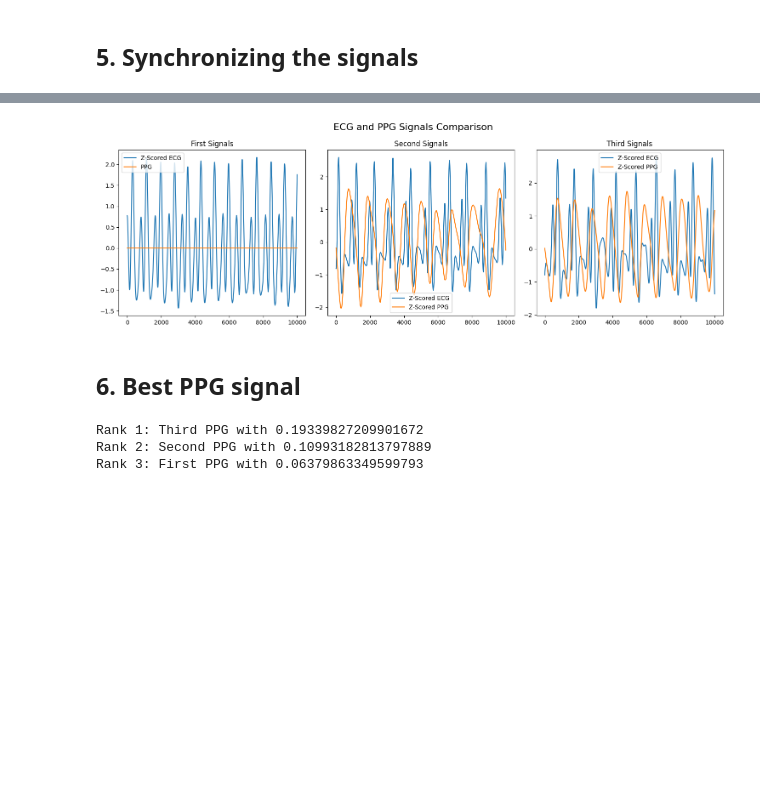
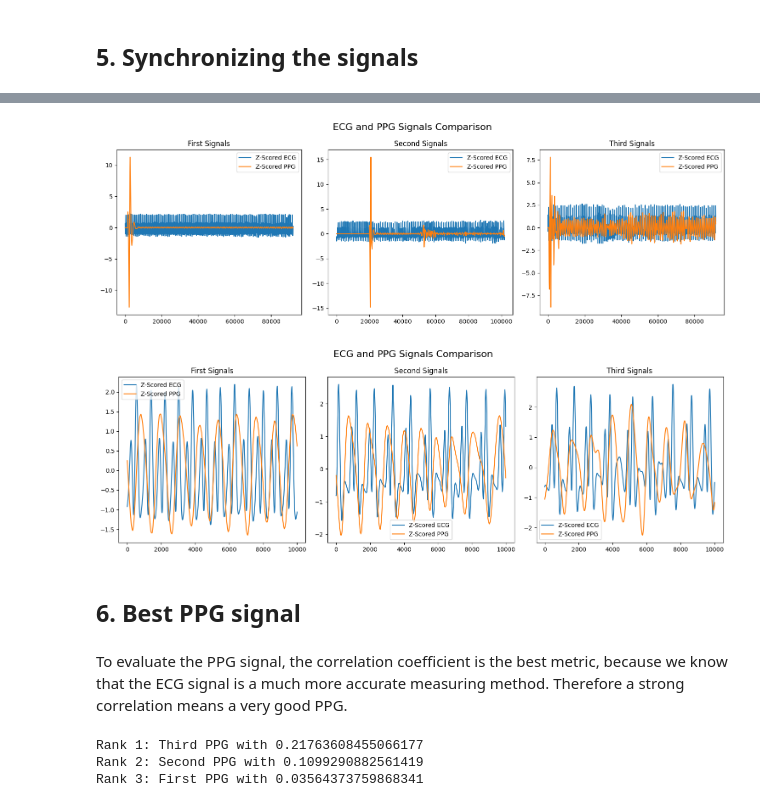
Before and after one commit to lifelonglearner94/signal_processing, a Jupyter notebook: Assignment_final.ipynb, the cells around one changed output, grey strips where cells are left out. Drawn from its saved outputs; the diff is of its cells as text; code cells hidden in the pictures; blank space fills up the shorter version.

```diff
--- a/Assignment_final.ipynb
+++ b/Assignment_final.ipynb
@@ -155,13 +176,24 @@ Number of pulses detected as anomaly in the third PPG: 11
 # %%
-best_ecg_first, best_ppg_first = iterativly_find_best_synch(first_ecg_preprocessed, first_ppg_preprocessed, first_ecg_pulse_locations, first_ppg_pulse_locations)
-best_ecg_second, best_ppg_second = iterativly_find_best_synch(second_ecg_preprocessed, second_ppg_preprocessed, second_ecg_pulse_locations, second_ppg_pulse_locations)
-best_ecg_third, best_ppg_third = iterativly_find_best_synch(third_ecg_preprocessed, third_ppg_preprocessed, third_ecg_pulse_locations, third_ppg_pulse_locations)
+best_ecg_first, best_ppg_first = iterativly_find_best_synch(first_ecg_preprocessed, first_ppg_preprocessed)
+best_ecg_second, best_ppg_second = iterativly_find_best_synch(second_ecg_preprocessed, second_ppg_preprocessed)
+best_ecg_third, best_ppg_third = iterativly_find_best_synch(third_ecg_preprocessed, third_ppg_preprocessed)
 
-plot_all_signals(best_ecg_first[40000:50000], best_ppg_first[40000:50000], best_ecg_second[40000:50000], best_ppg_second[40000:50000], best_ecg_third[40000:50000], best_ppg_third[40000:50000])
+# Plot the whole signal
+plot_all_signals(best_ecg_first, best_ppg_first, best_ecg_second, best_ppg_second, best_ecg_third, best_ppg_third)
+# Plot just a part to see how it looks in detail
+plot_all_signals(best_ecg_first[40000:50000],
+                 best_ppg_first[40000:50000],
+                 best_ecg_second[40000:50000],
+                 best_ppg_second[40000:50000],
+                 best_ecg_third[40000:50000],
+                 best_ppg_third[40000:50000])
 # %% [output]
-[figure, old version]
+[figure, new version]
+[figure, added]
 # %% [markdown]
 ## 6. Best PPG signal
+# %% [markdown]
+To evaluate the PPG signal, the correlation coefficient is the best metric, because we know that the ECG signal is a much more accurate measuring method. Therefore a strong correlation means a very good PPG.
 # %%
 # compute correlation coeff
 corr_first = stats.pearsonr(best_ecg_first, best_ppg_first)[0]
@@ -178,12 +210,11 @@ value_string_pairs = [
 # Sort the pairs based on the value (first element of each tuple) in descending order
 sorted_pairs = sorted(value_string_pairs, key=lambda x: x[0], reverse=True)
 
-# Print the sorted pairs
 rank_counter = 1
 for value, string in sorted_pairs:
     print(f"Rank {rank_counter}: {string} with {value}")
     rank_counter+=1
 # %% [output]
-Rank 1: Third PPG with 0.19339827209901672
-Rank 2: Second PPG with 0.10993182813797889
-Rank 3: First PPG with 0.06379863349599793
+Rank 1: Third PPG with 0.21763608455066177
+Rank 2: Second PPG with 0.1099290882561419
+Rank 3: First PPG with 0.03564373759868341
```
Also changed, not shown: parts of 11 cells of this notebook, 1 other file.
